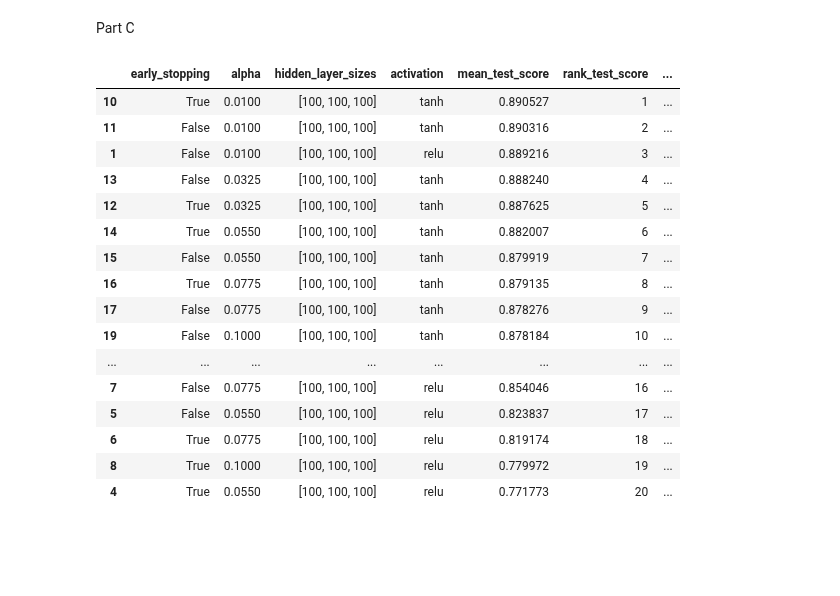
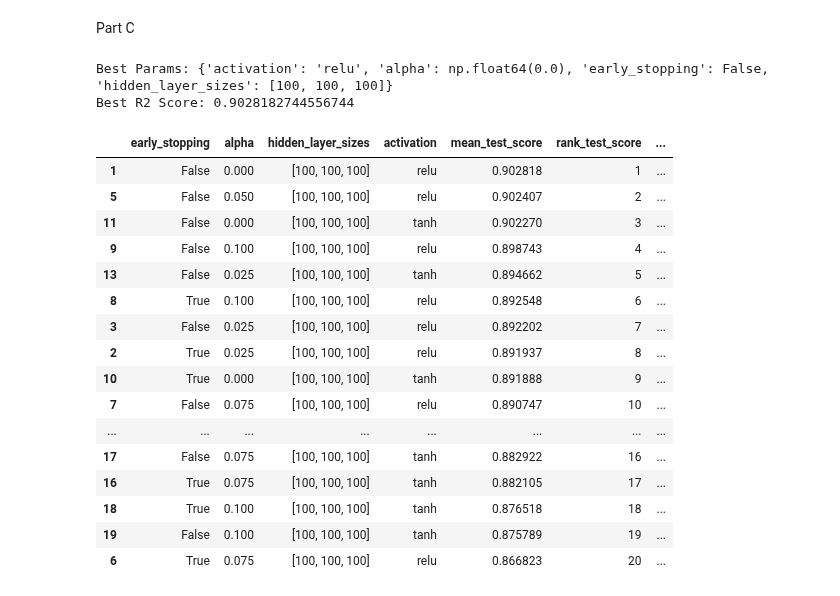
Before and after one commit to queue-h/ISCI-396, a Jupyter notebook: problem_sets/Problem_Set_5.ipynb, the cells around one changed output. Drawn from its saved outputs; the diff is of its cells as text; code cells hidden in the pictures; blank space fills up the shorter version.

```diff
--- a/problem_sets/Problem_Set_5.ipynb
+++ b/problem_sets/Problem_Set_5.ipynb
@@ -102,47 +125,49 @@ from sklearn import model_selection
 from sklearn.neural_network import MLPRegressor
 import numpy as np
 from sklearn.preprocessing import StandardScaler
 
 df = pd.read_csv("Problem_Set_4_Redshifts.csv")
 y = df["Z_SPEC"].to_numpy()
 X = df.iloc[:, :35] # all fluxes
 y_est = df["Z_PHOT"]
 
 X = StandardScaler().fit_transform(X)
 y = StandardScaler().fit_transform(y.reshape(-1, 1)).flatten()
 
 k_num = 10
 kfold = model_selection.KFold(n_splits=k_num, shuffle=True)
 
 param_grid = dict(early_stopping = [True, False],
-                  alpha = np.linspace(0.01, 0.1, num=5),
+                  alpha = np.linspace(0, 0.1, num=5),
                   hidden_layer_sizes = [[100, 100, 100]],
                   activation = ['relu', 'tanh'],)
 model_search = model_selection.GridSearchCV(MLPRegressor(), param_grid=param_grid, cv=kfold, scoring = "r2", n_jobs=-1)
 model_search.fit(X, y)
 
 print(f"Best Params: {model_search.best_params_}\nBest R2 Score: {model_search.best_score_}")
 
 df = pd.DataFrame(model_search.cv_results_)
 results = df.rename(columns={f'param_{param}' : param for param in param_grid.keys()})
 results = results[[param for param in param_grid.keys()] + ['mean_test_score', 'rank_test_score', 'std_test_score']]
 results = results.sort_values(by='rank_test_score')
 display(results)
 # %% [output]
+Best Params: {'activation': 'relu', 'alpha': np.float64(0.0), 'early_stopping': False, 'hidden_layer_sizes': [100, 100, 100]}
+Best R2 Score: 0.9028182744556744
 |  | early_stopping | alpha | hidden_layer_sizes | activation | mean_test_score | rank_test_score | ... |
-| 10 | True | 0.0100 | [100, 100, 100] | tanh | 0.890527 | 1 | ... |
-| 11 | False | 0.0100 | [100, 100, 100] | tanh | 0.890316 | 2 | ... |
-| 1 | False | 0.0100 | [100, 100, 100] | relu | 0.889216 | 3 | ... |
-| 13 | False | 0.0325 | [100, 100, 100] | tanh | 0.888240 | 4 | ... |
-| 12 | True | 0.0325 | [100, 100, 100] | tanh | 0.887625 | 5 | ... |
-| 14 | True | 0.0550 | [100, 100, 100] | tanh | 0.882007 | 6 | ... |
-| 15 | False | 0.0550 | [100, 100, 100] | tanh | 0.879919 | 7 | ... |
-| 16 | True | 0.0775 | [100, 100, 100] | tanh | 0.879135 | 8 | ... |
-| 17 | False | 0.0775 | [100, 100, 100] | tanh | 0.878276 | 9 | ... |
-| 19 | False | 0.1000 | [100, 100, 100] | tanh | 0.878184 | 10 | ... |
+| 1 | False | 0.000 | [100, 100, 100] | relu | 0.902818 | 1 | ... |
+| 5 | False | 0.050 | [100, 100, 100] | relu | 0.902407 | 2 | ... |
+| 11 | False | 0.000 | [100, 100, 100] | tanh | 0.902270 | 3 | ... |
+| 9 | False | 0.100 | [100, 100, 100] | relu | 0.898743 | 4 | ... |
+| 13 | False | 0.025 | [100, 100, 100] | tanh | 0.894662 | 5 | ... |
+| 8 | True | 0.100 | [100, 100, 100] | relu | 0.892548 | 6 | ... |
+| 3 | False | 0.025 | [100, 100, 100] | relu | 0.892202 | 7 | ... |
+| 2 | True | 0.025 | [100, 100, 100] | relu | 0.891937 | 8 | ... |
+| 10 | True | 0.000 | [100, 100, 100] | tanh | 0.891888 | 9 | ... |
+| 7 | False | 0.075 | [100, 100, 100] | relu | 0.890747 | 10 | ... |
 | ... | ... | ... | ... | ... | ... | ... | ... |
-| 7 | False | 0.0775 | [100, 100, 100] | relu | 0.854046 | 16 | ... |
-| 5 | False | 0.0550 | [100, 100, 100] | relu | 0.823837 | 17 | ... |
-| 6 | True | 0.0775 | [100, 100, 100] | relu | 0.819174 | 18 | ... |
-| 8 | True | 0.1000 | [100, 100, 100] | relu | 0.779972 | 19 | ... |
-| 4 | True | 0.0550 | [100, 100, 100] | relu | 0.771773 | 20 | ... |
+| 17 | False | 0.075 | [100, 100, 100] | tanh | 0.882922 | 16 | ... |
+| 16 | True | 0.075 | [100, 100, 100] | tanh | 0.882105 | 17 | ... |
+| 18 | True | 0.100 | [100, 100, 100] | tanh | 0.876518 | 18 | ... |
+| 19 | False | 0.100 | [100, 100, 100] | tanh | 0.875789 | 19 | ... |
+| 6 | True | 0.075 | [100, 100, 100] | relu | 0.866823 | 20 | ... |
```
Also changed, not shown: parts of 3 cells of this notebook.
